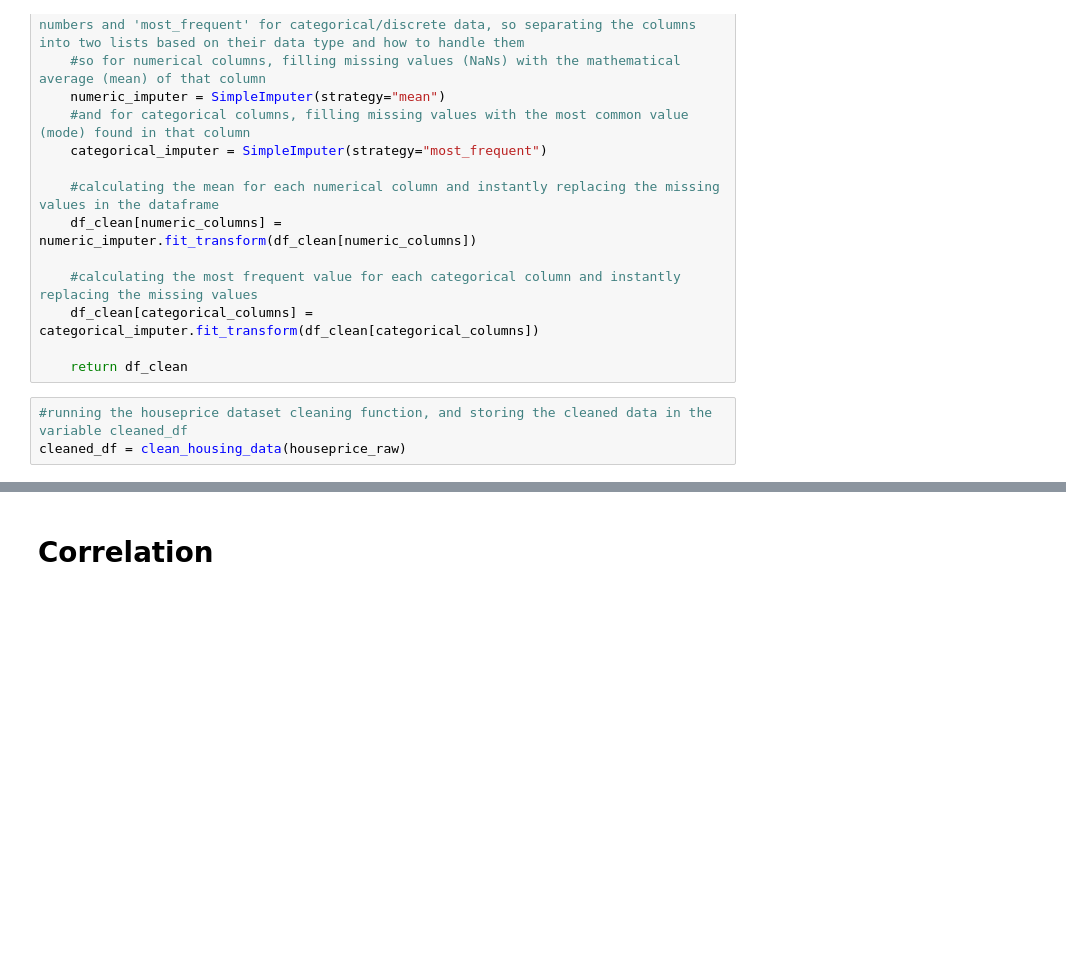
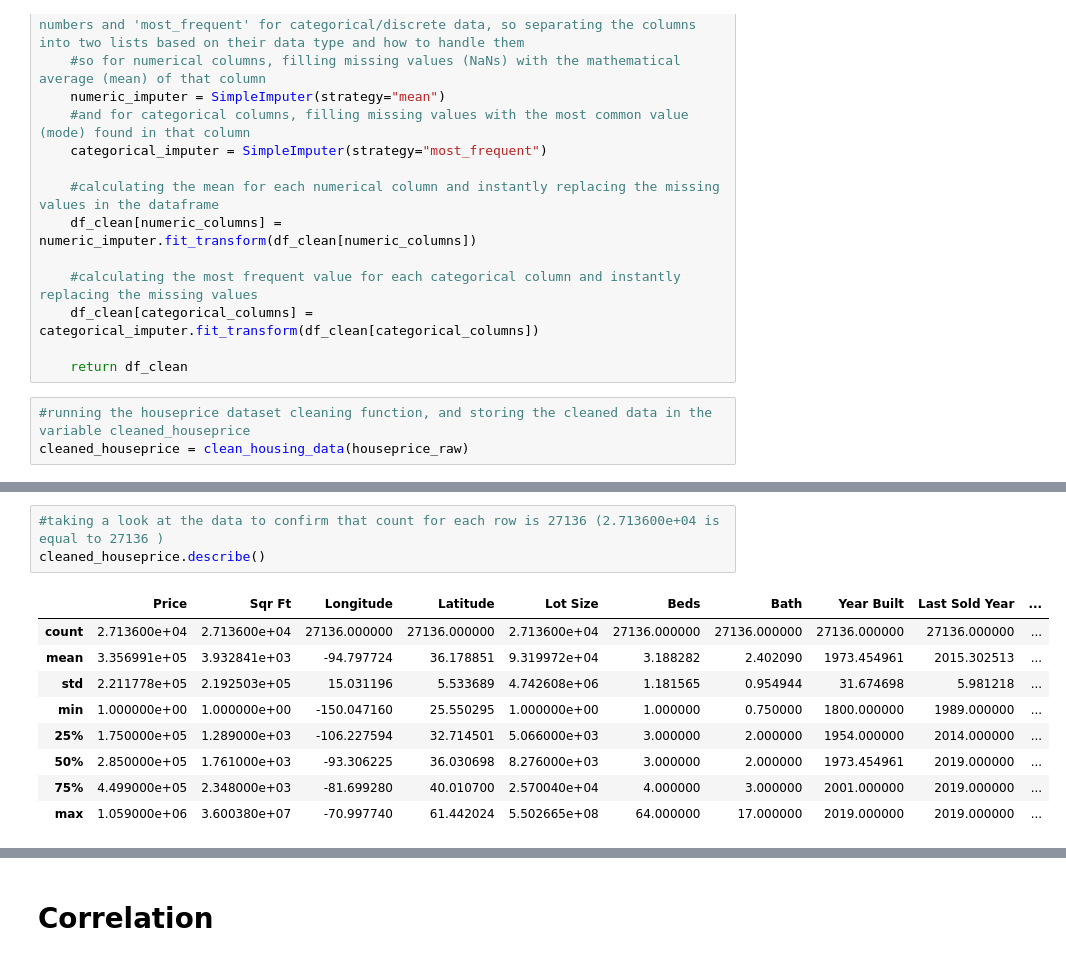
Before and after one commit to CSY2082-2425/House-Price-Prediction-Market-Segmentation, a Jupyter notebook: As1mainAssignment.ipynb, the cells around one changed output, grey strips where cells are left out. Cells and saved outputs as stored; diff of their text form; blank space fills up the shorter version.

Commit message:
flitering the data

```diff
--- a/As1mainAssignment.ipynb
+++ b/As1mainAssignment.ipynb
@@ -194,7 +194,7 @@ def clean_housing_data(houseprice_raw):
 
     return df_clean
 # %%
-#running the houseprice dataset cleaning function, and storing the cleaned data in the variable cleaned_df
-cleaned_df = clean_housing_data(houseprice_raw)
+#running the houseprice dataset cleaning function, and storing the cleaned data in the variable cleaned_houseprice
+cleaned_houseprice = clean_housing_data(houseprice_raw)
 # %%
 #exporting the cleaned data to a new CSV file without the index column
@@ -204,2 +204,15 @@ print(f"Data cleaned successfully! Remaining rows: {len(cleaned_df)}")
 # %% [output]
 Data cleaned successfully! Remaining rows: 27136
+# %%
+#taking a look at the data to confirm that count for each row is 27136 (2.713600e+04 is equal to 27136 )
+cleaned_houseprice.describe()
+# %% [output]
+|  | Price | Sqr Ft | Longitude | Latitude | Lot Size | Beds | Bath | Year Built | Last Sold Year | ... |
+| count | 2.713600e+04 | 2.713600e+04 | 27136.000000 | 27136.000000 | 2.713600e+04 | 27136.000000 | 27136.000000 | 27136.000000 | 27136.000000 | ... |
+| mean | 3.356991e+05 | 3.932841e+03 | -94.797724 | 36.178851 | 9.319972e+04 | 3.188282 | 2.402090 | 1973.454961 | 2015.302513 | ... |
+| std | 2.211778e+05 | 2.192503e+05 | 15.031196 | 5.533689 | 4.742608e+06 | 1.181565 | 0.954944 | 31.674698 | 5.981218 | ... |
+| min | 1.000000e+00 | 1.000000e+00 | -150.047160 | 25.550295 | 1.000000e+00 | 1.000000 | 0.750000 | 1800.000000 | 1989.000000 | ... |
+| 25% | 1.750000e+05 | 1.289000e+03 | -106.227594 | 32.714501 | 5.066000e+03 | 3.000000 | 2.000000 | 1954.000000 | 2014.000000 | ... |
+| 50% | 2.850000e+05 | 1.761000e+03 | -93.306225 | 36.030698 | 8.276000e+03 | 3.000000 | 2.000000 | 1973.454961 | 2019.000000 | ... |
+| 75% | 4.499000e+05 | 2.348000e+03 | -81.699280 | 40.010700 | 2.570040e+04 | 4.000000 | 3.000000 | 2001.000000 | 2019.000000 | ... |
+| max | 1.059000e+06 | 3.600380e+07 | -70.997740 | 61.442024 | 5.502665e+08 | 64.000000 | 17.000000 | 2019.000000 | 2019.000000 | ... |
```
Also changed, not shown: parts of 8 cells of this notebook, 2 other files.
